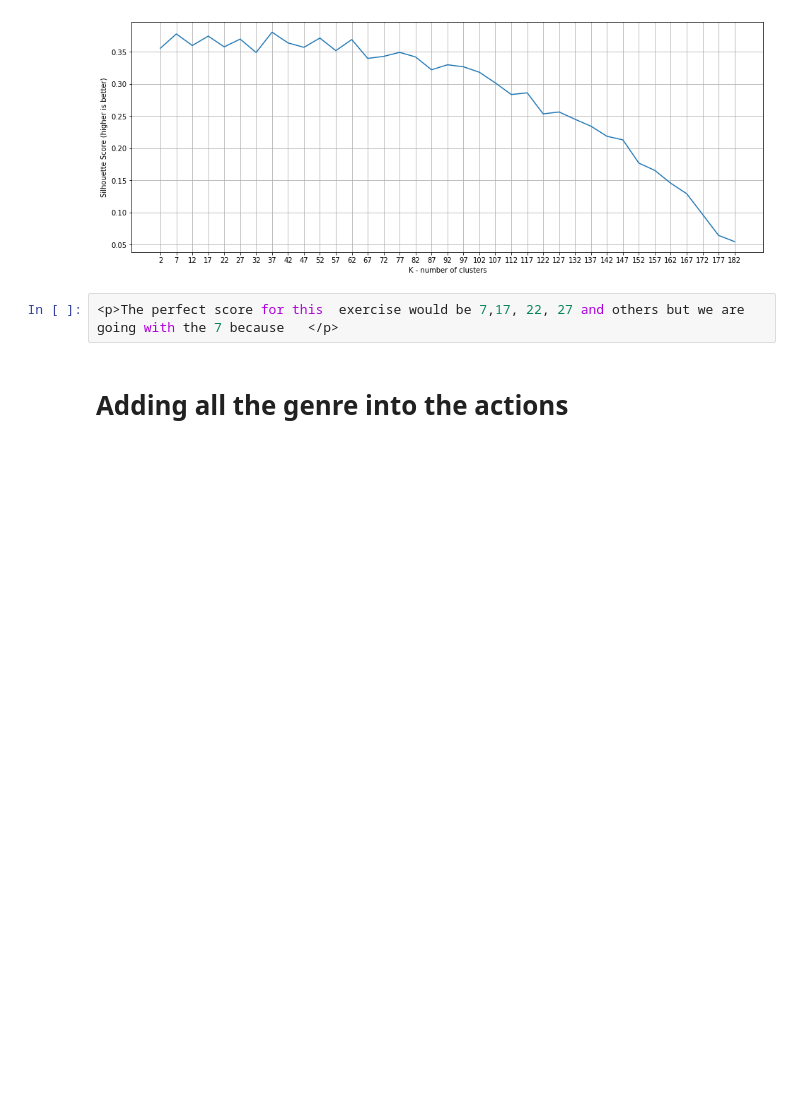
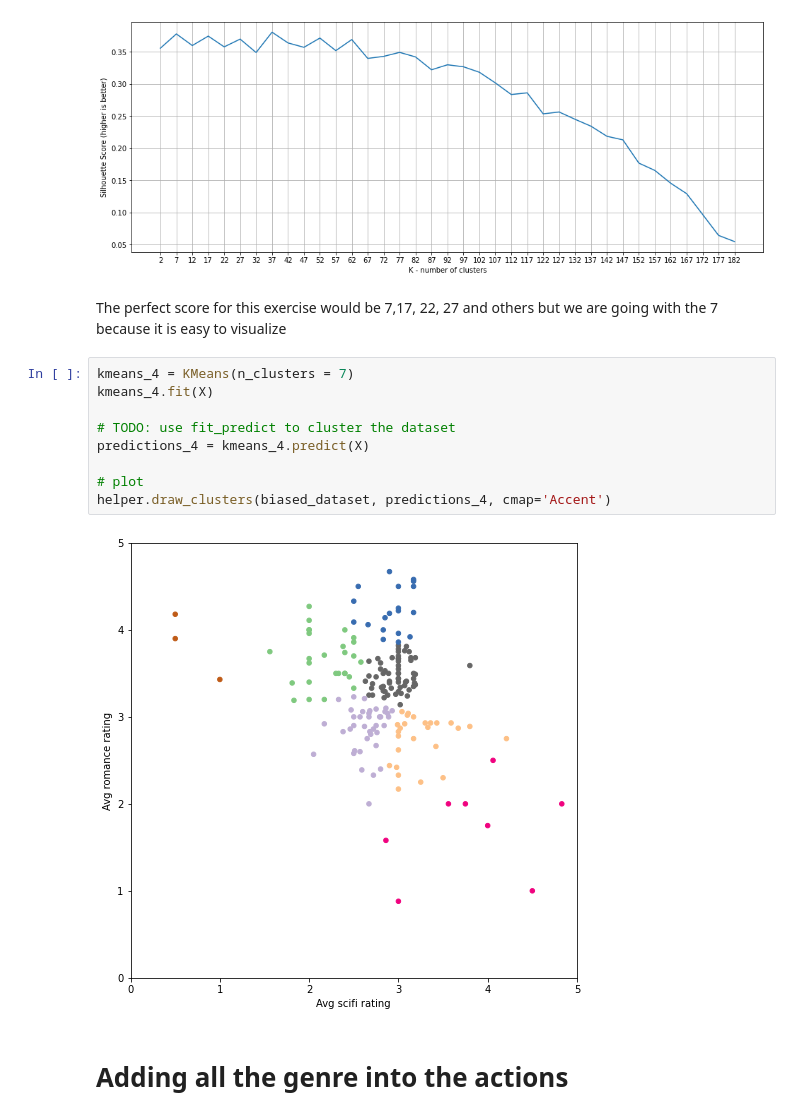
Before and after one commit to kartikeyshaurya/Covid_19_Days, a Jupyter notebook: 8Customer_Segmentation/K_means.ipynb, the cells around one changed output. Cells and saved outputs as stored; diff of their text form; blank space fills up the shorter version.

Commit message:
updated exercise on k_means

```diff
--- a/8Customer_Segmentation/K_means.ipynb
+++ b/8Customer_Segmentation/K_means.ipynb
@@ -208,7 +208,18 @@ ax.set_yticks(yticks, minor=True)
 ax.yaxis.grid(True, which='both')
 # %% [output]
 [figure]
-# %%
-<p>The perfect score for this  exercise would be 7,17, 22, 27 and others but we are going with the 7 because   </p>
+# %% [markdown]
+<p>The perfect score for this  exercise would be 7,17, 22, 27 and others but we are going with the 7 because it is easy to visualize   </p>
+# %%
+kmeans_4 = KMeans(n_clusters = 7)
+kmeans_4.fit(X)
+
+# TODO: use fit_predict to cluster the dataset
+predictions_4 = kmeans_4.predict(X)
+
+# plot
+helper.draw_clusters(biased_dataset, predictions_4, cmap='Accent')
+# %% [output]
+[figure, added]
 # %% [markdown]
 # Adding all the genre into the actions
```
Also changed, not shown: parts of 14 cells of this notebook.
